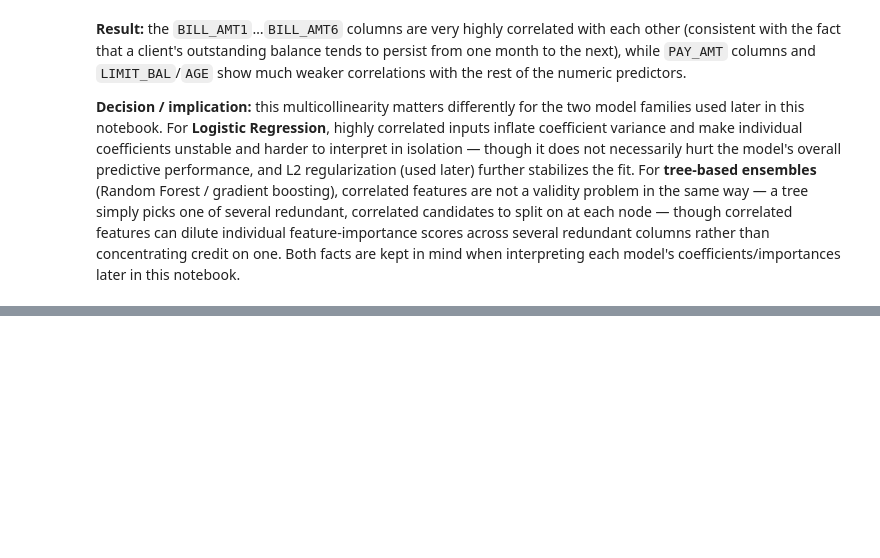
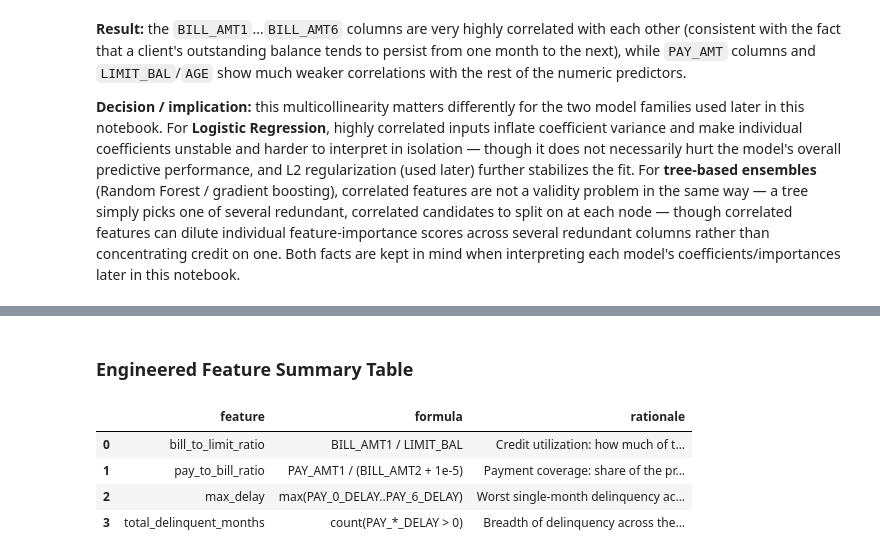
Before and after one commit to arielsharonferdinandus/Credit-Card-Clients-Risk-Prediction, a Jupyter notebook: Main.ipynb, the cells around one changed output, grey strips where cells are left out. Saved outputs shown, nothing was run; the diff lists cells and outputs as text; code cells hidden in the pictures; blank space fills up the shorter version.

```diff
--- a/Main.ipynb
+++ b/Main.ipynb
@@ -1317,0 +1416,16 @@ when interpreting each model's coefficients/importances later in this notebook.
+# %% [markdown]
+### Engineered Feature Summary Table
+# %%
+table_feature_engineering = pd.DataFrame([
+    ("bill_to_limit_ratio", "BILL_AMT1 / LIMIT_BAL", "Credit utilization: how much of the given credit line is already billed"),
+    ("pay_to_bill_ratio", "PAY_AMT1 / (BILL_AMT2 + 1e-5)", "Payment coverage: share of the prior bill actually paid"),
+    ("max_delay", "max(PAY_0_DELAY..PAY_6_DELAY)", "Worst single-month delinquency across the 6-month window"),
+    ("total_delinquent_months", "count(PAY_*_DELAY > 0)", "Breadth of delinquency across the 6-month window"),
+], columns=["feature", "formula", "rationale"])
+table_feature_engineering
+# %% [output]
+|  | feature | formula | rationale |
+| 0 | bill_to_limit_ratio | BILL_AMT1 / LIMIT_BAL | Credit utilization: how much of t... |
+| 1 | pay_to_bill_ratio | PAY_AMT1 / (BILL_AMT2 + 1e-5) | Payment coverage: share of the pr... |
+| 2 | max_delay | max(PAY_0_DELAY..PAY_6_DELAY) | Worst single-month delinquency ac... |
+| 3 | total_delinquent_months | count(PAY_*_DELAY > 0) | Breadth of delinquency across the... |
```
Also changed, not shown: parts of 22 cells of this notebook.
